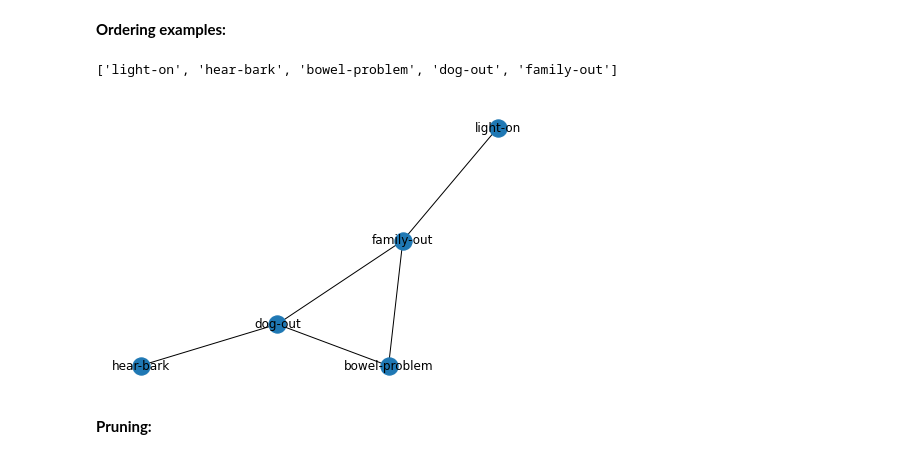
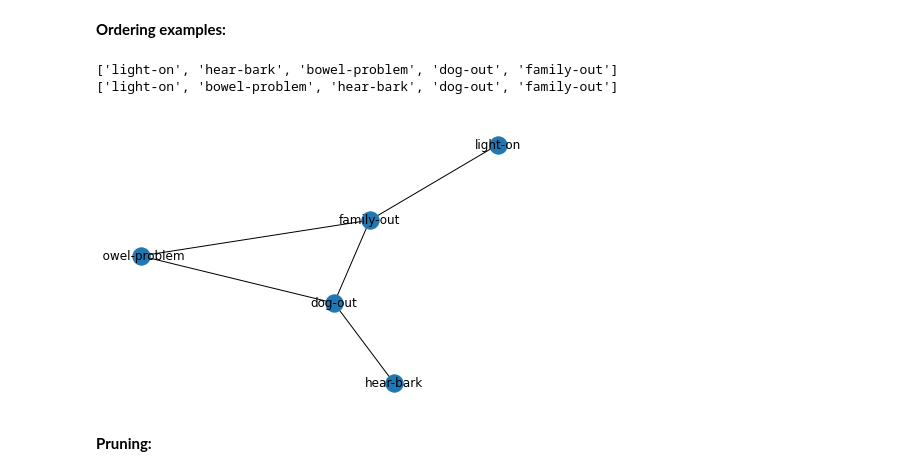
Before and after one commit to sandergs92/KR21-project-group-13, a Jupyter notebook: example.ipynb, the cells around one changed output. Saved outputs shown, nothing was run; the diff lists cells and outputs as text; code cells hidden in the pictures.

Commit message:
Fixed min-fill order

```diff
--- a/example.ipynb
+++ b/example.ipynb
@@ -26,12 +25,15 @@ There is no path between X and Y given Z, therefore it is d-seperated.
 # %%
 # Min_degree
 nx.draw(dog_network.get_interaction_graph(), with_labels=True)
 result_min_degree = reasoner.min_degree_order(dog_network.get_all_variables())
 print(result_min_degree)
 # Min_fill
+result_min_fill = reasoner.min_fill_order(dog_network.get_all_variables())
+print(result_min_fill)
 # %% [output]
 ['light-on', 'hear-bark', 'bowel-problem', 'dog-out', 'family-out']
+['light-on', 'bowel-problem', 'hear-bark', 'dog-out', 'family-out']
-[figure, old version]
+[figure, new version]
 # %% [markdown]
 **Pruning:**
 # %%
```
Also changed, not shown: parts of 4 cells of this notebook, 1 other file.
